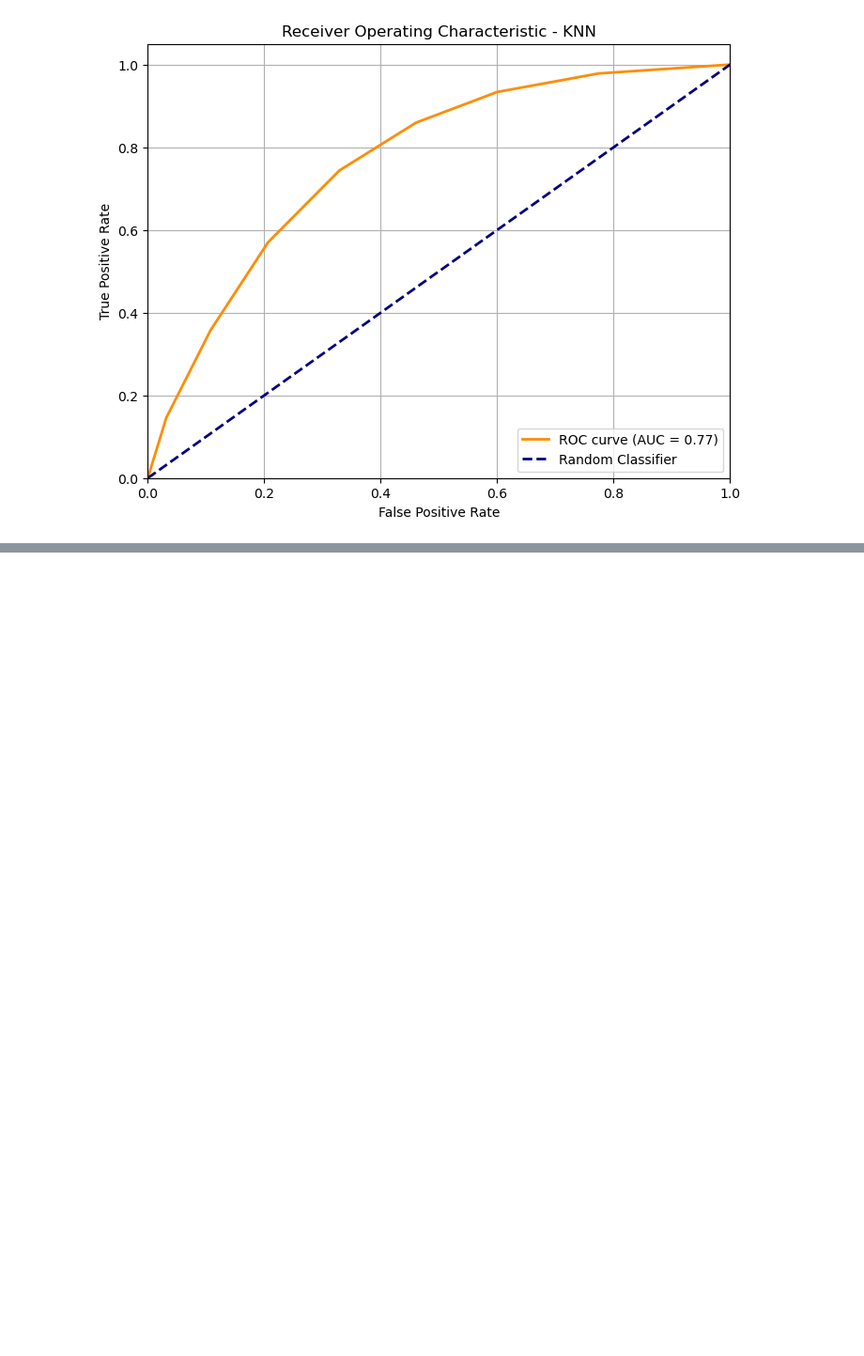
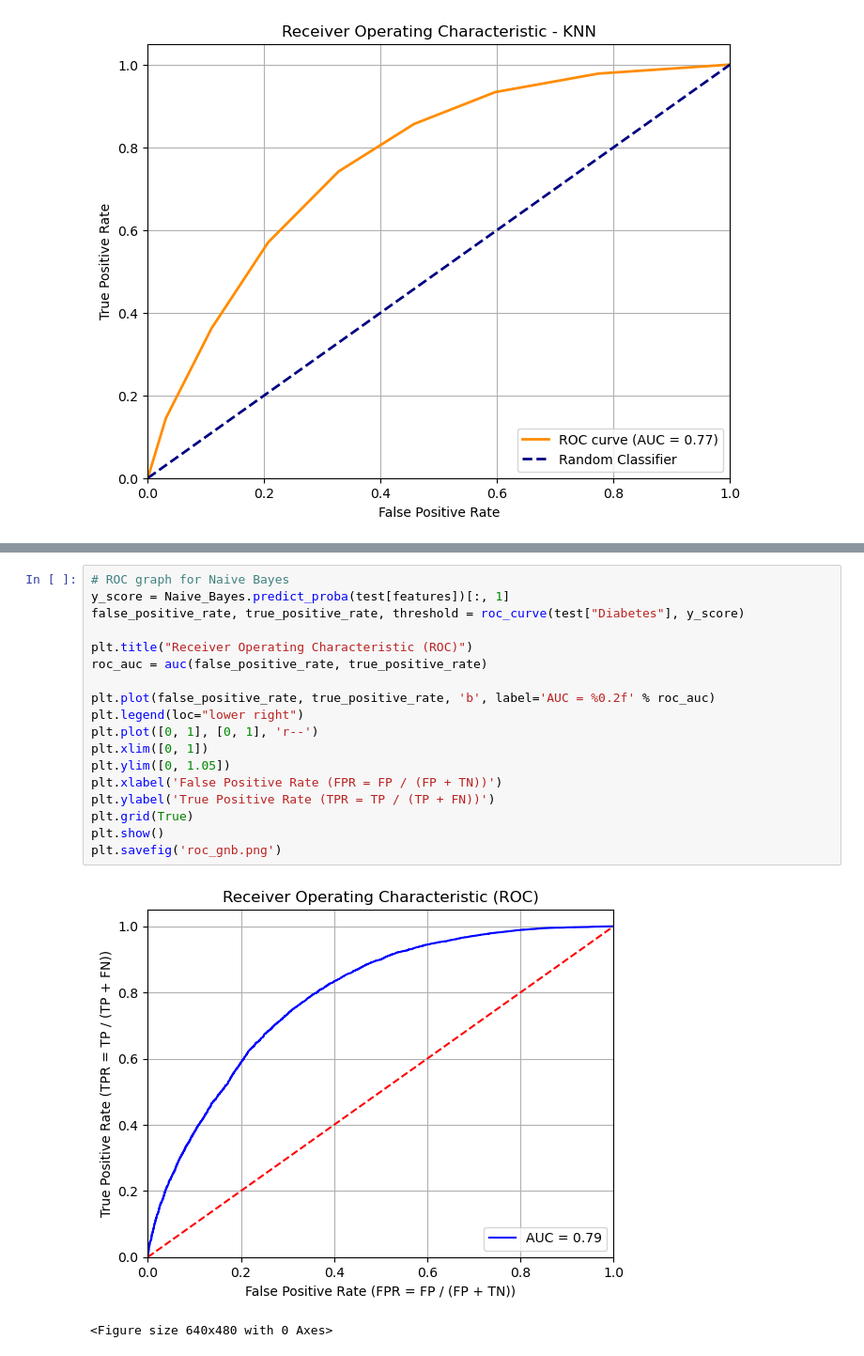
Before and after one commit to anshuanand22/Diabetes-Health-Indicator, a Jupyter notebook: Diabetes-Health-Indicator.ipynb, the cells around one changed output, grey strips where cells are left out. Shown at 94% size. Cells and saved outputs as stored; diff of their text form; blank space fills up the shorter version.

```diff
--- a/Diabetes-Health-Indicator.ipynb
+++ b/Diabetes-Health-Indicator.ipynb
@@ -575,0 +619,21 @@ weighted avg       0.71      0.71      0.71     17673
+# %%
+# ROC graph for Naive Bayes
+y_score = Naive_Bayes.predict_proba(test[features])[:, 1]
+false_positive_rate, true_positive_rate, threshold = roc_curve(test["Diabetes"], y_score)
+
+plt.title("Receiver Operating Characteristic (ROC)")
+roc_auc = auc(false_positive_rate, true_positive_rate)
+
+plt.plot(false_positive_rate, true_positive_rate, 'b', label='AUC = %0.2f' % roc_auc)
+plt.legend(loc="lower right")
+plt.plot([0, 1], [0, 1], 'r--')
+plt.xlim([0, 1])
+plt.ylim([0, 1.05])
+plt.xlabel('False Positive Rate (FPR = FP / (FP + TN))')
+plt.ylabel('True Positive Rate (TPR = TP / (TP + FN))')
+plt.grid(True)
+plt.show()
+plt.savefig('roc_gnb.png')
+# %% [output]
+[figure, added]
+<Figure size 640x480 with 0 Axes>
```
Also changed, not shown: parts of 18 cells of this notebook.
